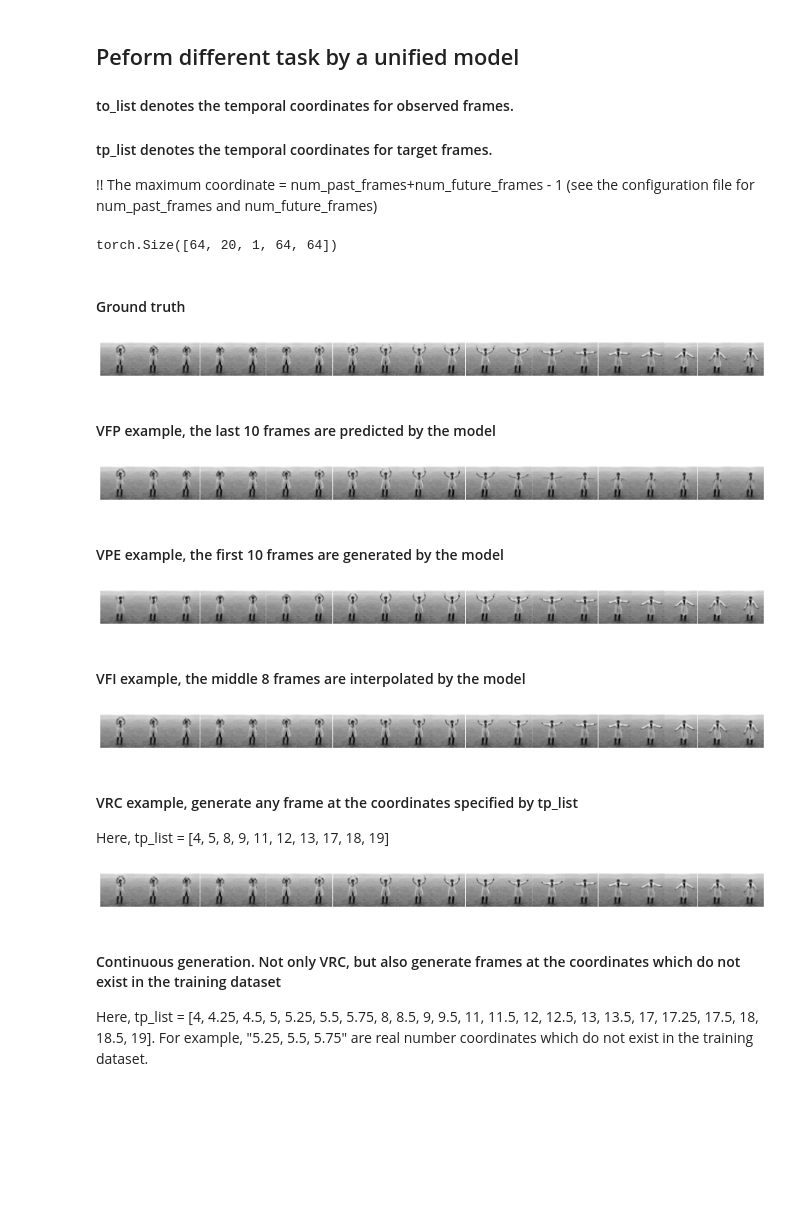
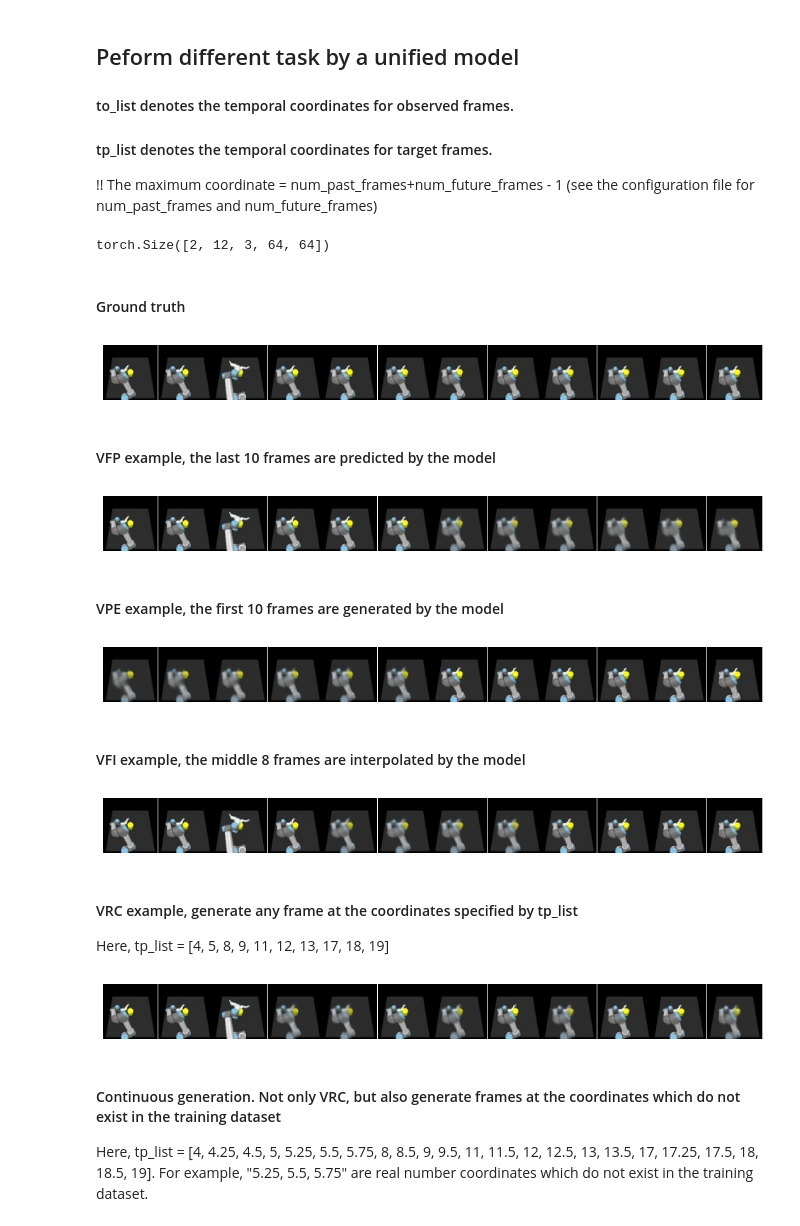
Before and after one commit to marcogfedozzi/NPVP, a Jupyter notebook: Inference.ipynb, the cells around one changed output. Saved outputs shown, nothing was run; the diff lists cells and outputs as text; code cells hidden in the pictures; blank space fills up the shorter version.

Commit message:
<Edit> DMBN inference for testing

```diff
--- a/Inference.ipynb
+++ b/Inference.ipynb
@@ -18,7 +18,7 @@ from omegaconf import OmegaConf
 from matplotlib import pyplot as plt
 
 initialize(config_path="./configs")
-cfg = compose(config_name="config_KTH_Unified_NPVP-S")
+cfg = compose(config_name="config_DMBN_VFP_NPVP-S")
 cfg.Env.strategy = 'dp'
 
 pl.seed_everything(cfg.Env.rand_seed, workers=True)
@@ -43,7 +43,7 @@ def plot_model_result(pred, fig_name, num_frames, n = 2):
         img = img[n, ...]
 
         img = transforms.ToPILImage()(img)
-        ax[j].imshow(img, cmap = 'gray')
+        ax[j].imshow(img) #, cmap = 'gray')
     #fig.savefig(f'{fig_name}.pdf', bbox_inches = 'tight')
 
 def inference(sample, to_list, tp_list, predictor, gray_scale = True):
@@ -61,9 +61,9 @@ def inference(sample, to_list, tp_list, predictor, gray_scale = True):
 
     return p, f, pred
 # %%
-train_loader, val_loader, test_loader, renorm_transform = get_dataloader('KTH', 64,'../KTH', test_past_frames = 10, test_future_frames = 10, num_workers = 1, KTH_actions = ['handwaving'])
-cfg.Predictor.resume_AE_ckpt = './NPVP_ckpts/KTH_ResnetAE/AE-epoch=299.ckpt'
-predictor = LitPredictor.load_from_checkpoint('./NPVP_ckpts/KTH_Predictor_Unified_NPVP-S/Predictor-epoch=449.ckpt', cfg=cfg).to('cuda:0')
+train_loader, val_loader, test_loader, renorm_transform = get_dataloader('DMBN', 2,'data/dmbn', test_past_frames = 10, test_future_frames = 10, num_workers = 1, KTH_actions = ['handwaving'])
+cfg.Predictor.resume_AE_ckpt = './NPVP_ckpts/DMBN_ResnetAE/AE-epoch=499.ckpt'
+predictor = LitPredictor.load_from_checkpoint('./NPVP_ckpts/DMBN_Predictor_VFP_NPVP-S/Predictor-epoch=449.ckpt', cfg=cfg).to('cuda:0')
 # %% [output]
 training with random context
 # %% [markdown]
@@ -77,76 +77,84 @@ for idx, sample in enumerate(test_loader):
     predictor = predictor.eval()
     with torch.no_grad():
         #VFP
-        to_list = torch.from_numpy(np.array([0, 1, 2, 3, 4, 5, 6, 7, 8, 9])).to(torch.float32)
-        tp_list = torch.from_numpy(np.array([10, 11, 12, 13, 14, 15, 16, 17, 18, 19])).to(torch.float32)
+        #to_list = torch.from_numpy(np.array([0, 1, 2, 3, 4, 5, 6, 7, 8, 9])).to(torch.float32)
+        #tp_list = torch.from_numpy(np.array([10, 11, 12, 13, 14, 15, 16, 17, 18, 19])).to(torch.float32)
+        to_list = torch.from_numpy(np.array([0, 1, 2, 3, 4, 5])).to(torch.float32)
+        tp_list = torch.from_numpy(np.array([6, 7, 8, 9, 10, 11])).to(torch.float32)
         c_vfp, t_vfp, vfp = inference(sample, to_list, tp_list, predictor, rand_sample_num)
         vfp_example = torch.cat([c_vfp, vfp], dim = 1)
         gt = torch.cat([c_vfp, t_vfp], dim=1)
 
         #VPE
-        tp_list = torch.from_numpy(np.array([0, 1, 2, 3, 4, 5, 6, 7, 8, 9])).to(torch.float32)
-        to_list = torch.from_numpy(np.array([10, 11, 12, 13, 14, 15, 16, 17, 18, 19])).to(torch.float32)
+        # tp_list = torch.from_numpy(np.array([0, 1, 2, 3, 4, 5, 6, 7, 8, 9])).to(torch.float32)
+        # to_list = torch.from_numpy(np.array([10, 11, 12, 13, 14, 15, 16, 17, 18, 19])).to(torch.float32)
+        tp_list = torch.from_numpy(np.array([0, 1, 2, 3, 4, 5])).to(torch.float32)
+        to_list = torch.from_numpy(np.array([6, 7, 8, 9, 10, 11])).to(torch.float32)
         c_vpe, t_vpe, vpe = inference(sample, to_list, tp_list, predictor, rand_sample_num)
         vpe_example = torch.cat([vpe, c_vpe], dim = 1)
 
         #VFI
-        to_list = torch.from_numpy(np.array([0, 1, 2, 3, 4, 5, 14, 15, 16, 17, 18, 19])).to(torch.float32)
-        tp_list = torch.from_numpy(np.array([6, 7, 8, 9, 10, 11, 12, 13])).to(torch.float32)
+        # to_list = torch.from_numpy(np.array([0, 1, 2, 3, 4, 5, 14, 15, 16, 17, 18, 19])).to(torch.float32)
+        # tp_list = torch.from_numpy(np.array([6, 7, 8, 9, 10, 11, 12, 13])).to(torch.float32)
+        to_list = torch.from_numpy(np.array([0, 1, 2, 3, 8, 9, 10, 11])).to(torch.float32)
+        tp_list = torch.from_numpy(np.array([4, 5, 6, 7])).to(torch.float32)
         c_vfi, t_vfi, vfi = inference(sample, to_list, tp_list, predictor, rand_sample_num)
         vfi_example = torch.zeros_like(gt)
         vfi_example[:, to_list.to(torch.long), ...] = c_vfi
         vfi_example[:, tp_list.to(torch.long), ...] = vfi
 
         #video Random completion
-        to_list = torch.from_numpy(np.array([0, 1, 2, 3, 6, 7, 10, 14, 15, 16])).to(torch.float32)
-        tp_list = torch.from_numpy(np.array([4, 5, 8, 9, 11, 12, 13, 17, 18, 19])).to(torch.float32)
+        # to_list = torch.from_numpy(np.array([0, 1, 2, 3, 6, 7, 10, 14, 15, 16])).to(torch.float32)
+        # tp_list = torch.from_numpy(np.array([4, 5, 8, 9, 11, 12, 13, 17, 18, 19])).to(torch.float32)
+        to_list = torch.from_numpy(np.array([0, 1, 2, 5, 7, 9, 10])).to(torch.float32)
+        tp_list = torch.from_numpy(np.array([3, 4, 6, 8, 11])).to(torch.float32)
         c_vrc, t_vrc, vrc = inference(sample, to_list, tp_list, predictor, rand_sample_num)
         vrc_example = torch.zeros_like(gt)
         vrc_example[:, to_list.to(torch.long), ...] = c_vrc
         vrc_example[:, tp_list.to(torch.long), ...] = vrc
 
         #high fps random completion
-        to_list = torch.from_numpy(np.array([0, 1, 2, 3, 6, 7, 10, 14, 15, 16])).to(torch.float32)
-        tp_list = torch.from_numpy(np.array([4, 4.25, 4.5, 5, 5.25, 5.5, 5.75, 8, 8.5, 9, 9.5, 11, 11.5, 12, 12.5, 13, 13.5, 17, 17.25, 17.5, 18, 18.5, 19])).to(torch.float32)
+        to_list = torch.from_numpy(np.array([0, 1, 2, 3, 6, 7, 10,])).to(torch.float32)
+        tp_list = torch.from_numpy(np.array([4, 4.25, 4.5, 5, 5.25, 5.5, 5.75, 8, 8.5, 9, 9.5, 11, 11.5, 12])).to(torch.float32)
         c_vrc, t_vrc, vrc_hfps = inference(sample, to_list, tp_list, predictor, rand_sample_num)
 
     break
 # %%
 gt.shape
 # %% [output]
-torch.Size([64, 20, 1, 64, 64])
+torch.Size([2, 12, 3, 64, 64])
 # %% [markdown]
 #### Ground truth
 # %%
-n = 2 #batch index
+n = 0 #batch index
 plot_model_result(gt, 'gt', num_frames = gt.shape[1], n = n)
 # %% [output]
-[figure, old version]
+[figure, new version]
 # %% [markdown]
 #### VFP example, the last 10 frames are predicted by the model
 # %%
 plot_model_result(vfp_example, 'vfp', num_frames = vfp_example.shape[1], n = n)
 # %% [output]
-[figure, old version]
+[figure, new version]
 # %% [markdown]
 #### VPE example, the first 10 frames are generated by the model
 # %%
 plot_model_result(vpe_example, 'vpe', num_frames = vpe_example.shape[1], n = n)
 # %% [output]
-[figure, old version]
+[figure, new version]
 # %% [markdown]
 #### VFI example, the middle 8 frames are interpolated by the model
 # %%
 plot_model_result(vfi_example, 'vfi', num_frames = vfi_example.shape[1], n = n)
 # %% [output]
-[figure, old version]
+[figure, new version]
 # %% [markdown]
 #### VRC example, generate any frame at the coordinates specified by tp_list
 Here, tp_list = [4, 5, 8, 9, 11, 12, 13, 17, 18, 19]
 # %%
 plot_model_result(vrc_example, 'vrc', num_frames = vrc_example.shape[1], n = n)
 # %% [output]
-[figure, old version]
+[figure, new version]
 # %% [markdown]
 #### Continuous generation. Not only VRC, but also generate frames at the coordinates which do not exist in the training dataset
 Here, tp_list = [4, 4.25, 4.5, 5, 5.25, 5.5, 5.75, 8, 8.5, 9, 9.5, 11, 11.5, 12, 12.5, 13, 13.5, 17, 17.25, 17.5, 18, 18.5, 19]. For example, "5.25, 5.5, 5.75" are real number coordinates which do not exist in the training dataset.
```
Also changed, not shown: parts of 2 cells of this notebook, 1 other file.
